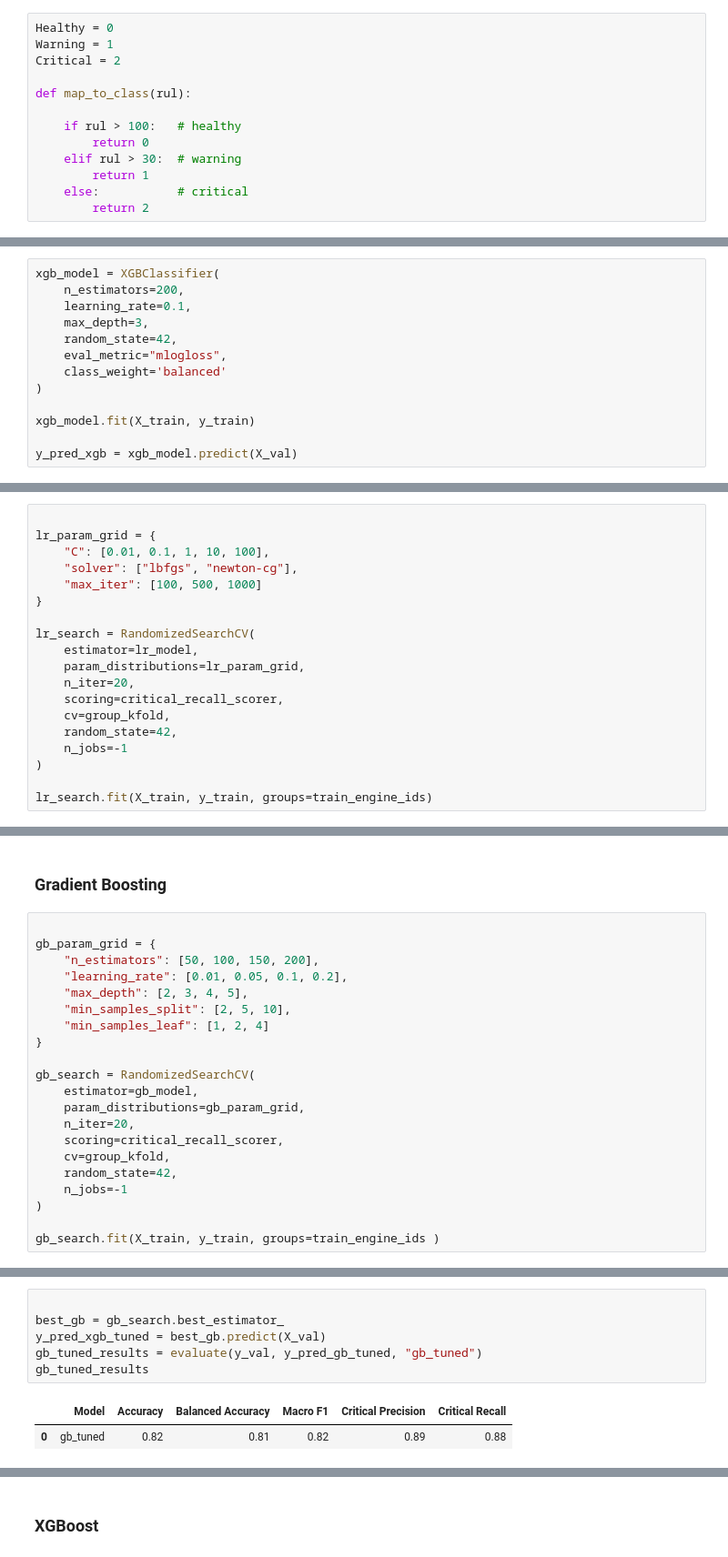
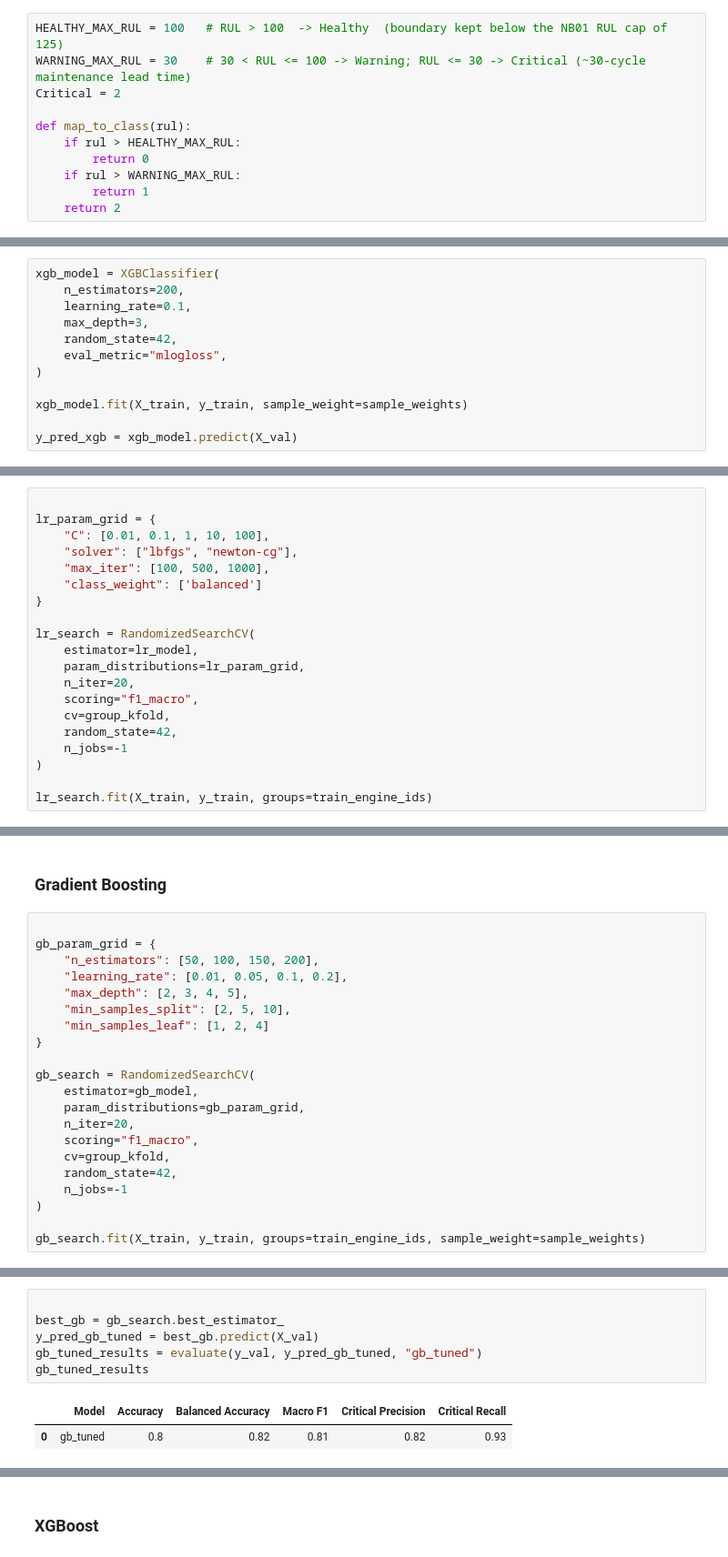
Before and after one commit to variableh/NASA, a Jupyter notebook: 03_classification.ipynb, the cells around one changed output, grey strips where cells are left out. Shown at 91% size. Cells and saved outputs as stored; diff of their text form.

```diff
--- a/03_classification.ipynb
+++ b/03_classification.ipynb
@@ -71,18 +72,16 @@ train_engine_ids = train_engine_ids.squeeze()
 # %% [markdown]
 ## Define Health States
 # %%
-Healthy = 0
-Warning = 1
+HEALTHY_MAX_RUL = 100   # RUL > 100  -> Healthy  (boundary kept below the NB01 RUL cap of 125)
+WARNING_MAX_RUL = 30    # 30 < RUL <= 100 -> Warning; RUL <= 30 -> Critical (~30-cycle maintenance lead time)
 Critical = 2
 
 def map_to_class(rul):
-
-    if rul > 100:   # healthy
+    if rul > HEALTHY_MAX_RUL:
         return 0
-    elif rul > 30:  # warning
+    if rul > WARNING_MAX_RUL:
         return 1
-    else:           # critical
-        return 2
+    return 2
 # %%
 y_train = y_train.apply(map_to_class)
 y_val = y_val.apply(map_to_class)
@@ -260,9 +259,8 @@ xgb_model = XGBClassifier(
     max_depth=3,
     random_state=42,
     eval_metric="mlogloss",
-    class_weight='balanced'
 )
 
-xgb_model.fit(X_train, y_train)
+xgb_model.fit(X_train, y_train, sample_weight=sample_weights)
 
 y_pred_xgb = xgb_model.predict(X_val)
@@ -322,14 +314,15 @@ group_kfold = GroupKFold(n_splits=3)
 lr_param_grid = {
     "C": [0.01, 0.1, 1, 10, 100],
     "solver": ["lbfgs", "newton-cg"],
-    "max_iter": [100, 500, 1000]
+    "max_iter": [100, 500, 1000],
+    "class_weight": ['balanced']
 }
 
 lr_search = RandomizedSearchCV(
     estimator=lr_model,
     param_distributions=lr_param_grid,
     n_iter=20,
-    scoring=critical_recall_scorer,
+    scoring="f1_macro",
     cv=group_kfold,
     random_state=42,
     n_jobs=-1
@@ -379,13 +365,13 @@ gb_search = RandomizedSearchCV(
     estimator=gb_model,
     param_distributions=gb_param_grid,
     n_iter=20,
-    scoring=critical_recall_scorer,
+    scoring="f1_macro",
     cv=group_kfold,
     random_state=42,
     n_jobs=-1
 )
 
-gb_search.fit(X_train, y_train, groups=train_engine_ids )
+gb_search.fit(X_train, y_train, groups=train_engine_ids, sample_weight=sample_weights)
 # %% [output]
 RandomizedSearchCV(cv=GroupKFold(n_splits=3, random_state=None, shuffle=False),
                    estimator=GradientBoostingClassifier(random_state=42),
@@ -400,9 +385,9 @@ RandomizedSearchCV(cv=GroupKFold(n_splits=3, random_state=None, shuffle=False),
 # %%
 
 best_gb = gb_search.best_estimator_
-y_pred_xgb_tuned = best_gb.predict(X_val)
+y_pred_gb_tuned = best_gb.predict(X_val)
 gb_tuned_results = evaluate(y_val, y_pred_gb_tuned, "gb_tuned")
 gb_tuned_results
 # %% [output]
 |  | Model | Accuracy | Balanced Accuracy | Macro F1 | Critical Precision | Critical Recall |
-| 0 | gb_tuned | 0.82 | 0.81 | 0.82 | 0.89 | 0.88 |
+| 0 | gb_tuned | 0.8 | 0.82 | 0.81 | 0.82 | 0.93 |
```
Also changed, not shown: parts of 40 cells of this notebook.
